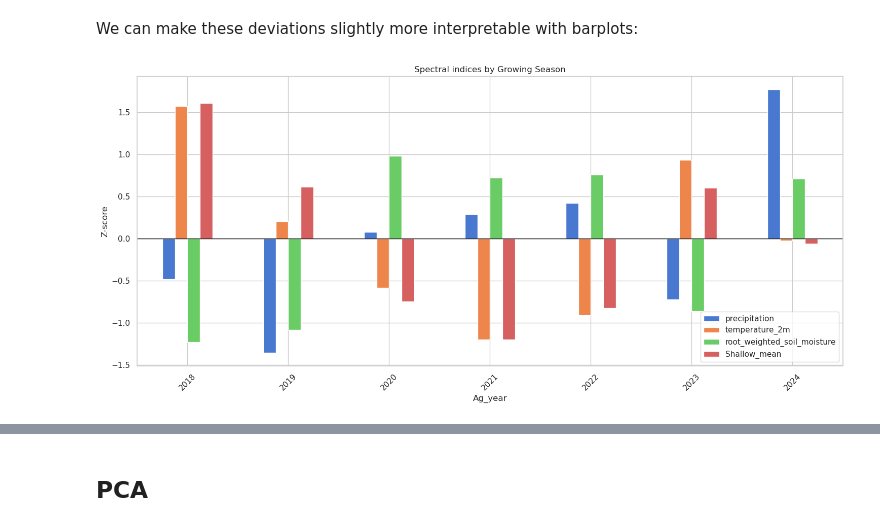
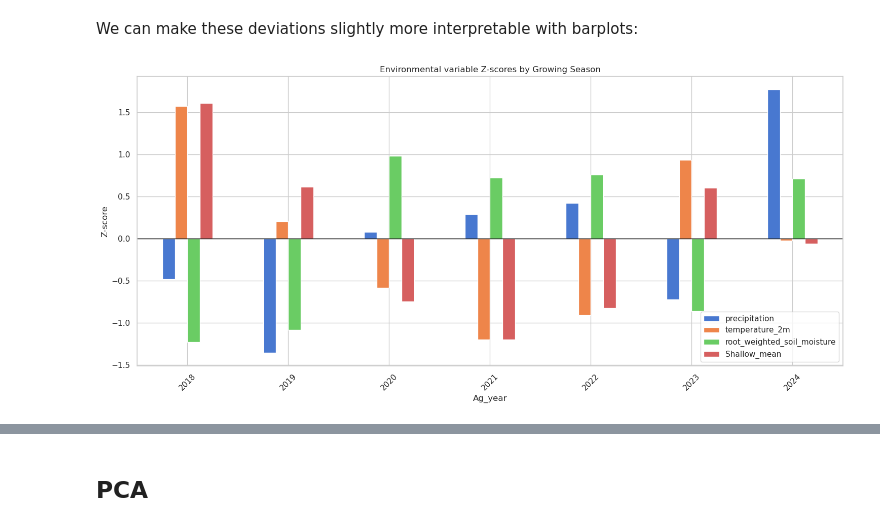
Before and after one commit to asembreek/fieldlens, a Jupyter notebook: notebooks/3. EDA with engineered features.ipynb, the cells around one changed output, grey strips where cells are left out. Drawn from its saved outputs; the diff is of its cells as text; code cells hidden in the pictures.

```diff
--- a/notebooks/3. EDA with engineered features.ipynb
+++ b/notebooks/3. EDA with engineered features.ipynb
@@ -172,7 +172,7 @@ $$
 
 This removes seasonal scale differences, allowing for the comparison of features across _seasons_. We first show the usefulness with a heatmap:
 # %%
-yearly = summary_df.groupby("Ag_year")[eng_features[:-2] + spectral_features].mean()
+yearly = summary_df.groupby("Ag_year")[eng_features[:-2] + spectral_features[:-3]].mean()
 yearly_z = (yearly - yearly.mean()) / yearly.std()
 
 plt.figure(figsize=(8, 5))
@@ -193,12 +193,12 @@ We can make these deviations slightly more interpretable with barplots:
 # %%
 selected = ["precipitation", "temperature_2m", "root_weighted_soil_moisture", "Shallow_mean"]
 
 yearly_z[selected].plot(kind="bar", figsize=(15, 7))
 plt.axhline(0, color="black", linewidth=1)
-plt.title("Spectral indices by Growing Season")
+plt.title("Environmental variable Z-scores by Growing Season")
 plt.ylabel("Z-score")
 plt.xticks(rotation=45)
 plt.tight_layout()
 plt.show()
 # %% [output]
-[figure, old version]
+[figure, new version]
```
Also changed, not shown: parts of 22 cells of this notebook, 1 other file.
